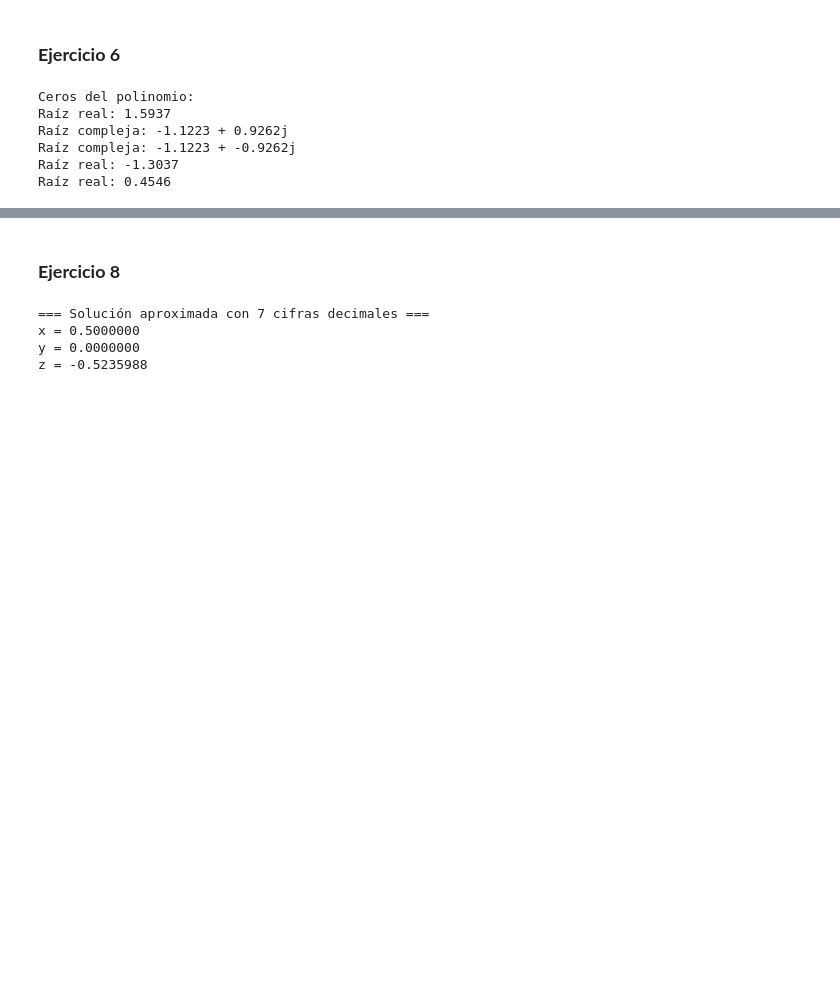
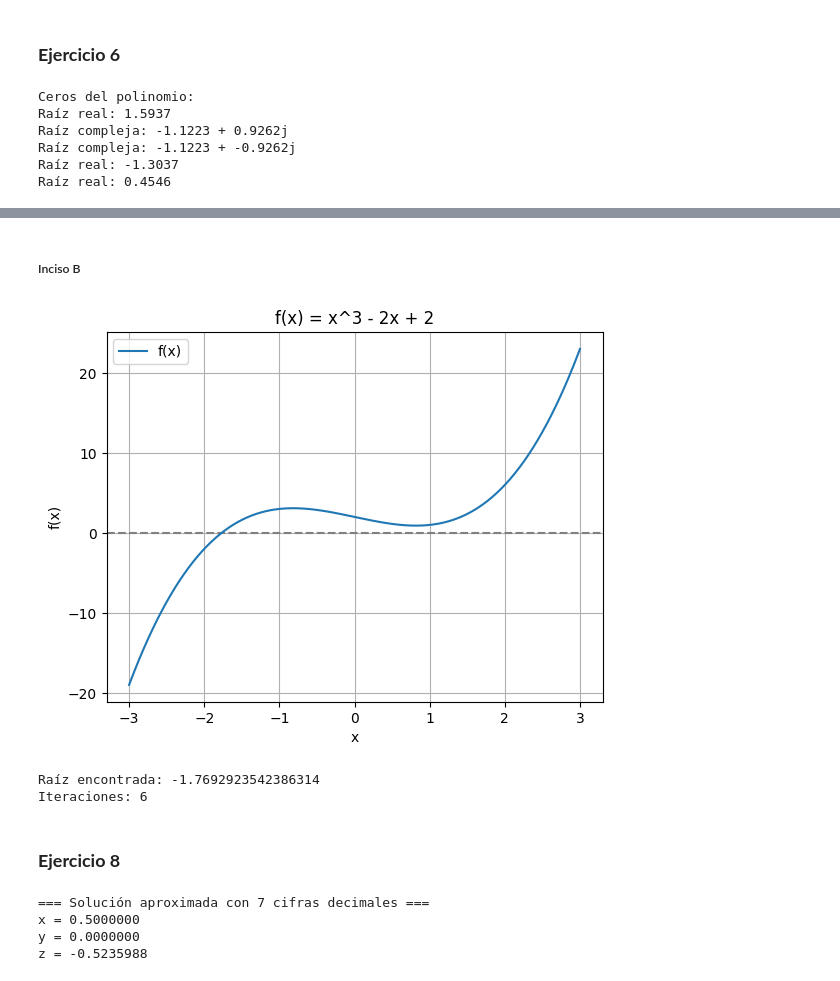
Before and after one commit to EdwinOrtegaK/Lab2-MoSi, a Jupyter notebook: src/python_lab2.ipynb, the cells around one changed output, grey strips where cells are left out. Saved outputs shown, nothing was run; the diff lists cells and outputs as text; code cells hidden in the pictures; blank space fills up the shorter version.

```diff
--- a/src/python_lab2.ipynb
+++ b/src/python_lab2.ipynb
@@ -136,0 +141,13 @@ Raíz real: 0.4546
+# %%
+# Función f(x) = x^3 - 2x + 2
+def f7(x):
+    return x**3 - 2*x + 2
+
+# Derivada f'(x) = 3x^2 - 2
+def df7(x):
+    return 3*x**2 - 2
+# %%
+# Newton-Raphson con punto inicial x0 = 0
+aprox_7a, raiz_7a = newton_raphson(f7, df7, 0)
+print("Raíz encontrada:", raiz_7a)
+print("Iteraciones:", len(aprox_7a))
@@ -136,0 +157,4 @@ Raíz real: 0.4546
+# %%
+print("Aproximaciones:")
+for i, x in enumerate(aprox_7a):
+    print(f"Iteración {i}: x = {x}")
@@ -137,3 +179,28 @@ Raíz real: 0.4546
+# %% [markdown]
+##### Inciso B
+# %%
+import matplotlib.pyplot as plt
+
+x_vals = np.linspace(-3, 3, 500)
+y_vals = [f7(x) for x in x_vals]
+
+plt.axhline(0, color='gray', linestyle='--')
+plt.plot(x_vals, y_vals, label='f(x)')
+plt.title("f(x) = x^3 - 2x + 2")
+plt.xlabel("x")
+plt.ylabel("f(x)")
+plt.grid(True)
+plt.legend()
+plt.show()
+# %% [output]
+[figure, added]
+# %%
+aprox_7b, raiz_7b = newton_raphson(f7, df7, -2)
+print("Raíz encontrada:", raiz_7b)
+print("Iteraciones:", len(aprox_7b))
+# %% [output]
+Raíz encontrada: -1.7692923542386314
+Iteraciones: 6
 # %% [markdown]
 ### **Ejercicio 8**
 # %%
```
Also changed, not shown: parts of 4 cells of this notebook.
